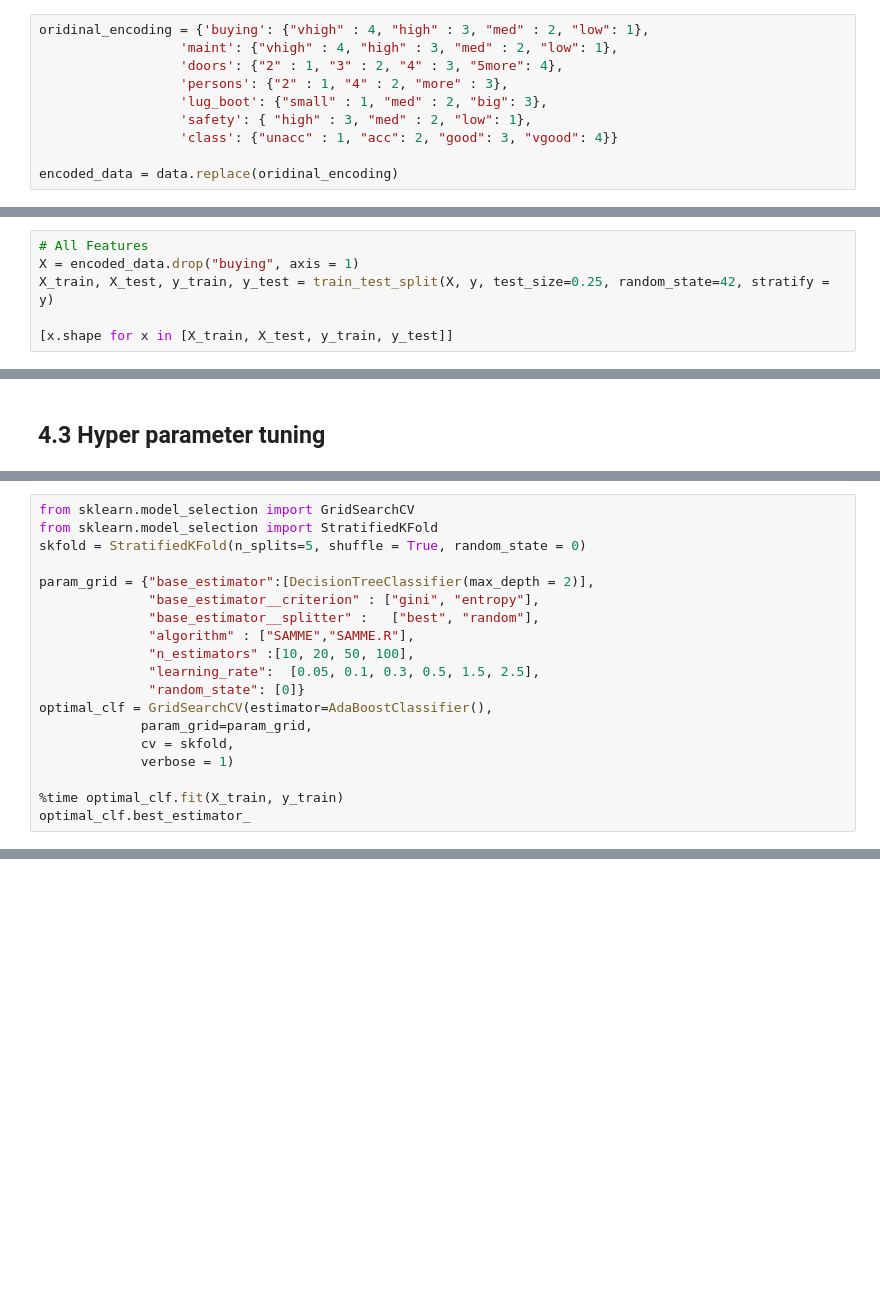
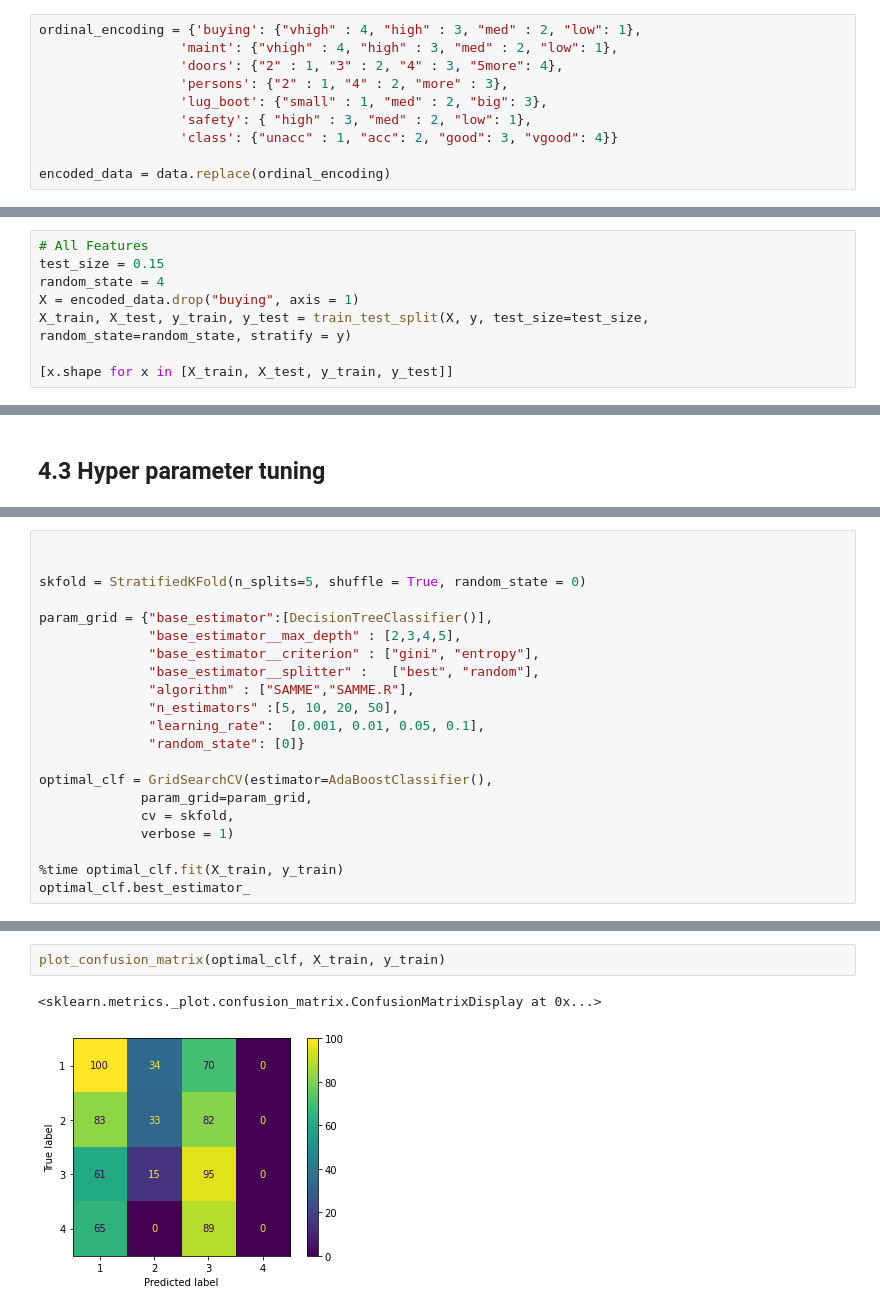
Before and after one commit to Jamestth/Tech-Challenge-100722, a Jupyter notebook: Round 2 Technical Assessment/Section 5 - Machine Learning/Cars Model.ipynb, the cells around one changed output, grey strips where cells are left out. Saved outputs shown, nothing was run; the diff lists cells and outputs as text; blank space fills up the shorter version.

```diff
--- a/Round 2 Technical Assessment/Section 5 - Machine Learning/Cars Model.ipynb
+++ b/Round 2 Technical Assessment/Section 5 - Machine Learning/Cars Model.ipynb
@@ -140,5 +231,5 @@ data.columns
 # %%
-oridinal_encoding = {'buying': {"vhigh" : 4, "high" : 3, "med" : 2, "low": 1},
+ordinal_encoding = {'buying': {"vhigh" : 4, "high" : 3, "med" : 2, "low": 1},
                   'maint': {"vhigh" : 4, "high" : 3, "med" : 2, "low": 1},
                   'doors': {"2" : 1, "3" : 2, "4" : 3, "5more": 4},
                   'persons': {"2" : 1, "4" : 2, "more" : 3},
@@ -146,7 +237,7 @@ oridinal_encoding = {'buying': {"vhigh" : 4, "high" : 3, "med" : 2, "low": 1},
                   'safety': { "high" : 3, "med" : 2, "low": 1},
                   'class': {"unacc" : 1, "acc": 2, "good": 3, "vgood": 4}}
 
-encoded_data = data.replace(oridinal_encoding)
+encoded_data = data.replace(ordinal_encoding)
 # %% [markdown]
 # 4 Model Selection
 # %% [markdown]
@@ -160,7 +250,9 @@ y = encoded_data["buying"]
 **All Features**
 # %%
 # All Features
+test_size = 0.15
+random_state = 4
 X = encoded_data.drop("buying", axis = 1)
-X_train, X_test, y_train, y_test = train_test_split(X, y, test_size=0.25, random_state=42, stratify = y)
+X_train, X_test, y_train, y_test = train_test_split(X, y, test_size=test_size, random_state=random_state, stratify = y)
 
 [x.shape for x in [X_train, X_test, y_train, y_test]]
@@ -230,15 +426,17 @@ plot_confusion_matrix(clf, X_train_c, y_train_c)
 # %%
-from sklearn.model_selection import GridSearchCV
-from sklearn.model_selection import StratifiedKFold
+
+
 skfold = StratifiedKFold(n_splits=5, shuffle = True, random_state = 0)
 
-param_grid = {"base_estimator":[DecisionTreeClassifier(max_depth = 2)],
+param_grid = {"base_estimator":[DecisionTreeClassifier()],
+              "base_estimator__max_depth" : [2,3,4,5],
               "base_estimator__criterion" : ["gini", "entropy"],
               "base_estimator__splitter" :   ["best", "random"],
               "algorithm" : ["SAMME","SAMME.R"],
-              "n_estimators" :[10, 20, 50, 100],
-              "learning_rate":  [0.05, 0.1, 0.3, 0.5, 1.5, 2.5],
+              "n_estimators" :[5, 10, 20, 50],
+              "learning_rate":  [0.001, 0.01, 0.05, 0.1],
               "random_state": [0]}
+
 optimal_clf = GridSearchCV(estimator=AdaBoostClassifier(),
              param_grid=param_grid,
              cv = skfold,
@@ -248,0 +462,5 @@ optimal_clf.best_estimator_
+# %%
+plot_confusion_matrix(optimal_clf, X_train, y_train)
+# %% [output]
+<sklearn.metrics._plot.confusion_matrix.ConfusionMatrixDisplay at 0x...>
+[figure, added]
```
Also changed, not shown: parts of 51 cells of this notebook.
